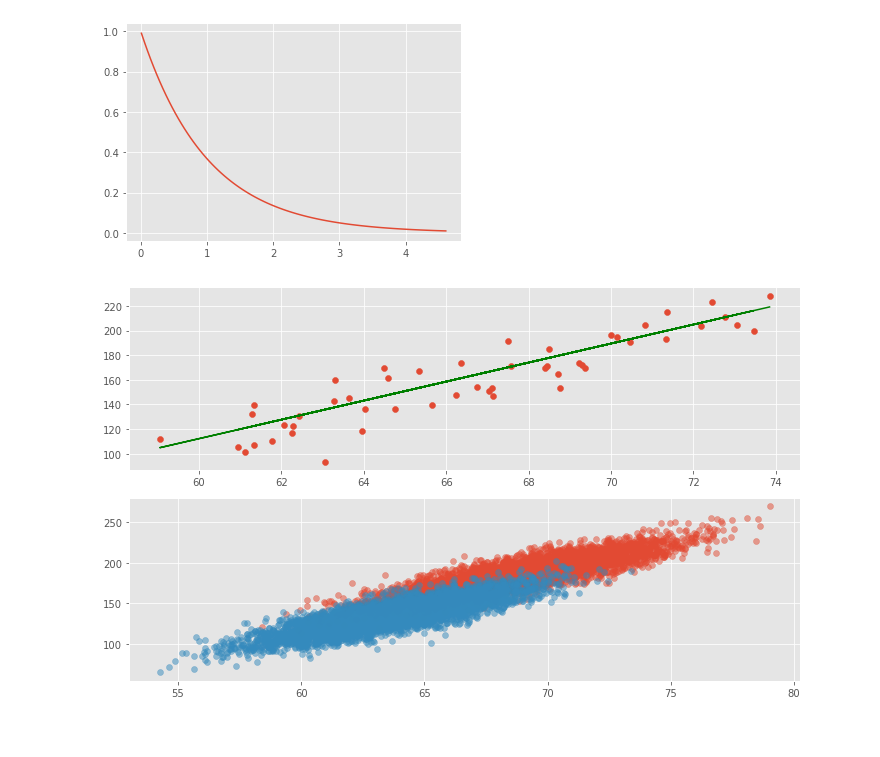
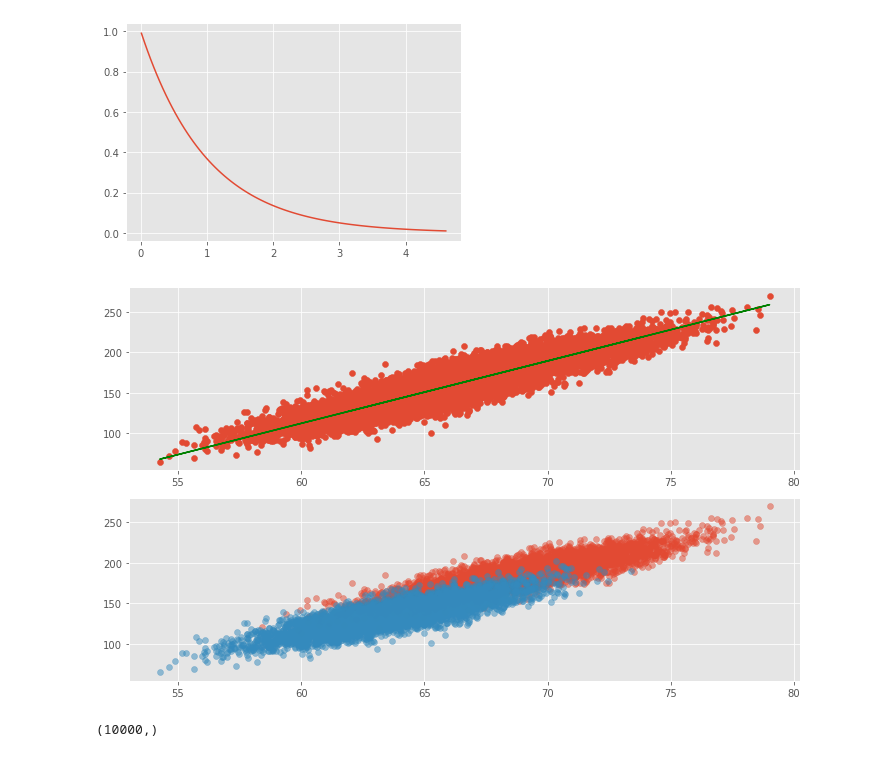
Before and after one commit to jkurdys/ML_for_Hackers, a Jupyter notebook: 02-Exploration/data_exploration.ipynb, the cells around one changed output. Saved outputs shown, nothing was run; the diff lists cells and outputs as text; code cells hidden in the pictures.

```diff
--- a/02-Exploration/data_exploration.ipynb
+++ b/02-Exploration/data_exploration.ipynb
@@ -127,17 +127,19 @@ plt.show();
 # %%
 m, b = np.polyfit(data['Height'], data['Weight'], 1)
 
-
-
 fig, axes = plt.subplots(2,1, tight_layout=True, figsize=(10,6))
 
-axes[0].scatter(data['Height'].sample(50, random_state=1), data['Weight'].sample(50, random_state=1))
-axes[0].plot(data['Height'].sample(50, random_state=1), m*data['Height'].sample(50, random_state=1) + b, color='g')
+axes[0].scatter(data['Height'], data['Weight'])
+axes[0].plot(data['Height'], m*data['Height'] + b, color='g')
 
 axes[1].scatter(data.loc[(data['Gender']=='Male'), 'Height'], data.loc[(data['Gender']=='Male'), 'Weight'], alpha=0.5)
 
 axes[1].scatter(data.loc[(data['Gender']=='Female'), 'Height'], data.loc[(data['Gender']=='Female'), 'Weight'], alpha=0.5)
 
 plt.show();
 # %% [output]
-[figure, old version]
+[figure, new version]
+# %%
+np.array(data['Height']).shape
+# %% [output]
+(10000,)
```
